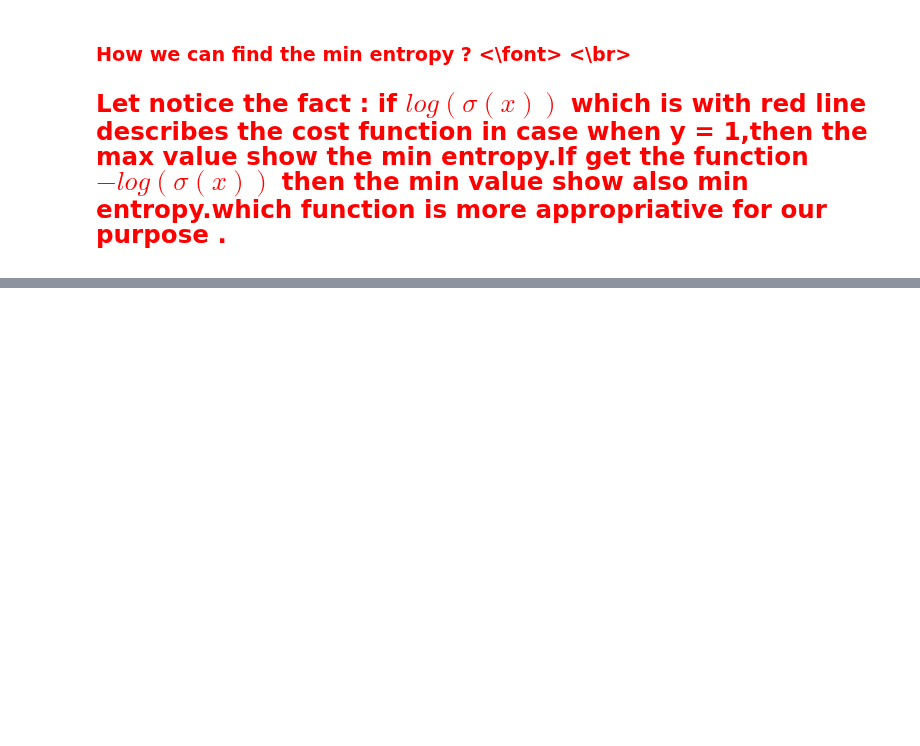
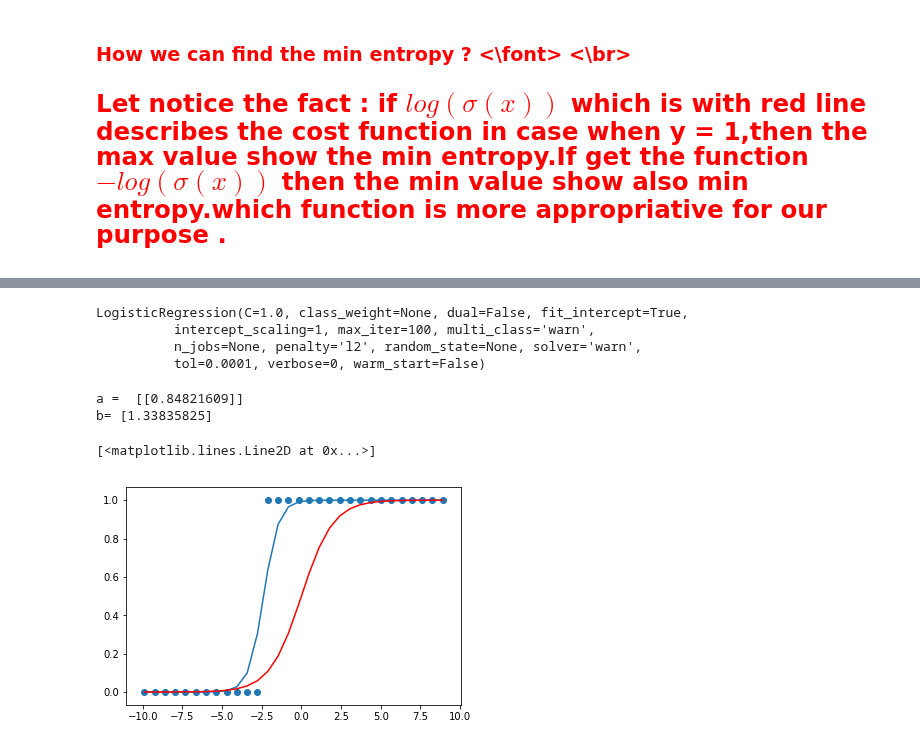
Before and after one commit to daodavid/maths-behind-ML, a Jupyter notebook: Clasification/Logistic Regression/ Cost function -logistic regresion notes.ipynb, the cells around one changed output, grey strips where cells are left out. Saved outputs shown, nothing was run; the diff lists cells and outputs as text; code cells hidden in the pictures; blank space fills up the shorter version.

```diff
--- a/Clasification/Logistic Regression/ Cost function -logistic regresion notes.ipynb
+++ b/Clasification/Logistic Regression/ Cost function -logistic regresion notes.ipynb
@@ -108,0 +208,27 @@ Let notice the fact  : if $log(\sigma(x))$ which is with red line describes the
+# %%
+reg = LogisticRegression()
+reg.fit(trained_data,label)
+# %% [output]
+LogisticRegression(C=1.0, class_weight=None, dual=False, fit_intercept=True,
+          intercept_scaling=1, max_iter=100, multi_class='warn',
+          n_jobs=None, penalty='l2', random_state=None, solver='warn',
+          tol=0.0001, verbose=0, warm_start=False)
+# %%
+print("a = ",reg.coef_)
+print("b=",reg.intercept_)
+# %% [output]
+a =  [[0.84821609]]
+b= [1.33835825]
+# %%
+z_f = lambda x : 0.94*x-0.5
+x = np.linspace(-10,10,30)
+
+z_args = np.array([z_f(i) for i in x])
+y_logi = np.array( sigmoid(z_args))
+# %%
+plt.plot(z_args,y_prime)
+plt.scatter(z_args,y_label)
+plt.plot(z_args,y_logi,color='red')
+# %% [output]
+[<matplotlib.lines.Line2D at 0x...>]
+[figure, added]
```
Also changed, not shown: parts of 16 cells of this notebook.
